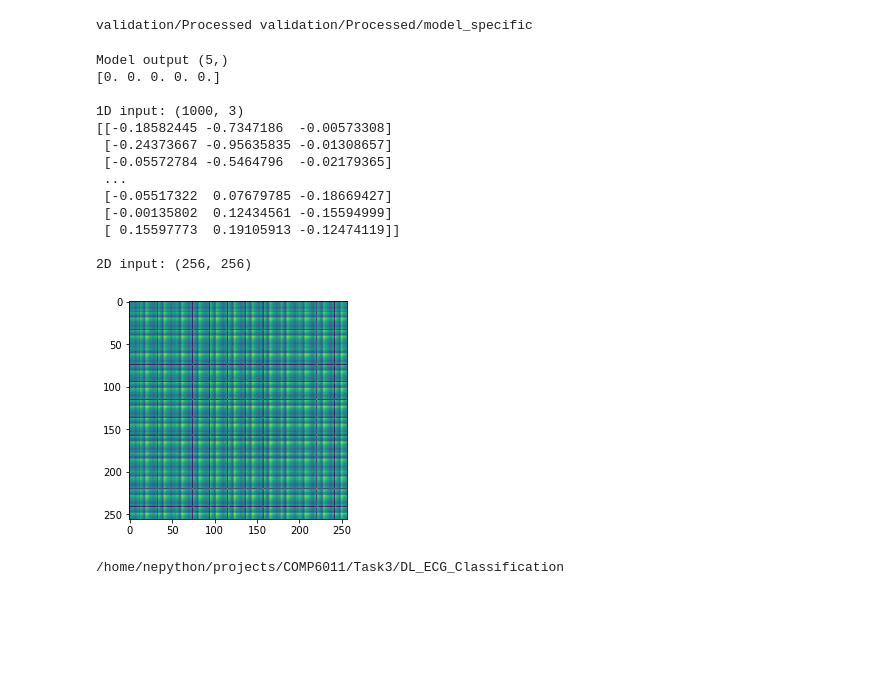
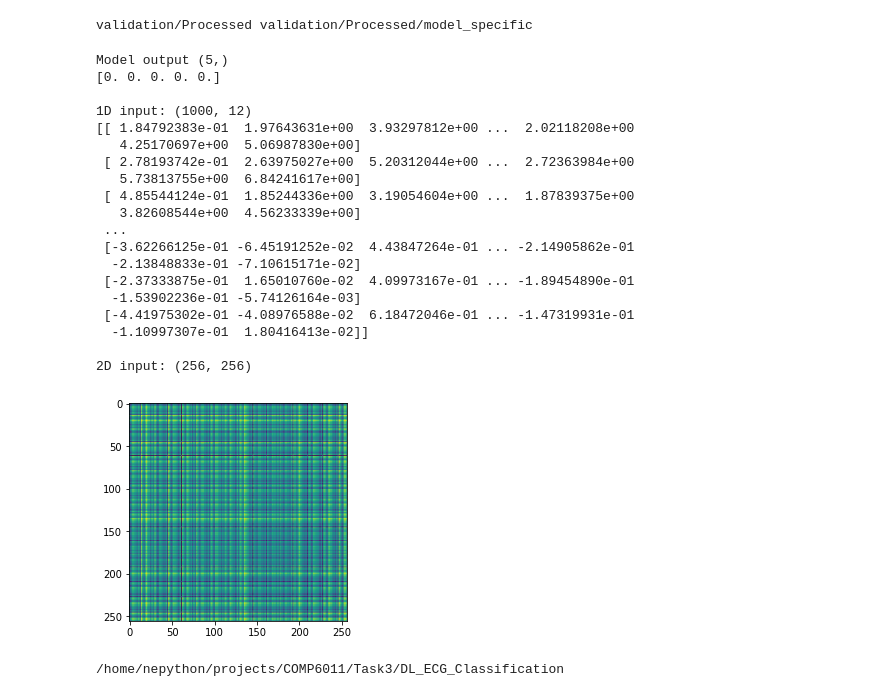
Before and after one commit to nepython/COMP6011, a Jupyter notebook: Task3/Evaluation.ipynb, the cells around one changed output. Saved outputs shown, nothing was run; the diff lists cells and outputs as text; code cells hidden in the pictures; blank space fills up the shorter version.

```diff
--- a/Task3/Evaluation.ipynb
+++ b/Task3/Evaluation.ipynb
@@ -180,35 +180,41 @@ Test size: (6, 1000, 12)
 validation/Processed validation/Processed/model_specific
 # %%
 # View label
-label = np.load('Processed/model_specific/labels_test/0.npy')
+label = np.load('validation/Processed/model_specific/labels_test/0.npy')
 print('Model output', label.shape)
 print(label)
 
 # View RNN input
-rnn_input = np.load('Processed/model_specific/X_rnn_test/0.npy')
+rnn_input = np.load('validation/Processed/model_specific/X_rnn_test/0.npy')
 print('\n1D input:', rnn_input.shape)
 print(rnn_input)
 
 # View CNN input
-img = plt.imread('Processed/model_specific/X_cnn_test/0.tif')
+img = plt.imread('validation/Processed/model_specific/X_cnn_test/0.tif')
 print('\n2D input:', img.shape)
 plt.imshow(img)
 plt.show()
 # %% [output]
 Model output (5,)
 [0. 0. 0. 0. 0.]
 
-1D input: (1000, 3)
-[[-0.18582445 -0.7347186  -0.00573308]
- [-0.24373667 -0.95635835 -0.01308657]
- [-0.05572784 -0.5464796  -0.02179365]
+1D input: (1000, 12)
+[[ 1.84792383e-01  1.97643631e+00  3.93297812e+00 ...  2.02118208e+00
+   4.25170697e+00  5.06987830e+00]
+ [ 2.78193742e-01  2.63975027e+00  5.20312044e+00 ...  2.72363984e+00
+   5.73813755e+00  6.84241617e+00]
+ [ 4.85544124e-01  1.85244336e+00  3.19054604e+00 ...  1.87839375e+00
+   3.82608544e+00  4.56233339e+00]
  ...
- [-0.05517322  0.07679785 -0.18669427]
- [-0.00135802  0.12434561 -0.15594999]
- [ 0.15597773  0.19105913 -0.12474119]]
+ [-3.62266125e-01 -6.45191252e-02  4.43847264e-01 ... -2.14905862e-01
+  -2.13848833e-01 -7.10615171e-02]
+ [-2.37333875e-01  1.65010760e-02  4.09973167e-01 ... -1.89454890e-01
+  -1.53902236e-01 -5.74126164e-03]
+ [-4.41975302e-01 -4.08976588e-02  6.18472046e-01 ... -1.47319931e-01
+  -1.10997307e-01  1.80416413e-02]]
 
 2D input: (256, 256)
-[figure, old version]
+[figure, new version]
 # %%
 %cd DL_ECG_Classification
 # %% [output]
```
Also changed, not shown: parts of 1 cell of this notebook, 28 other files.
